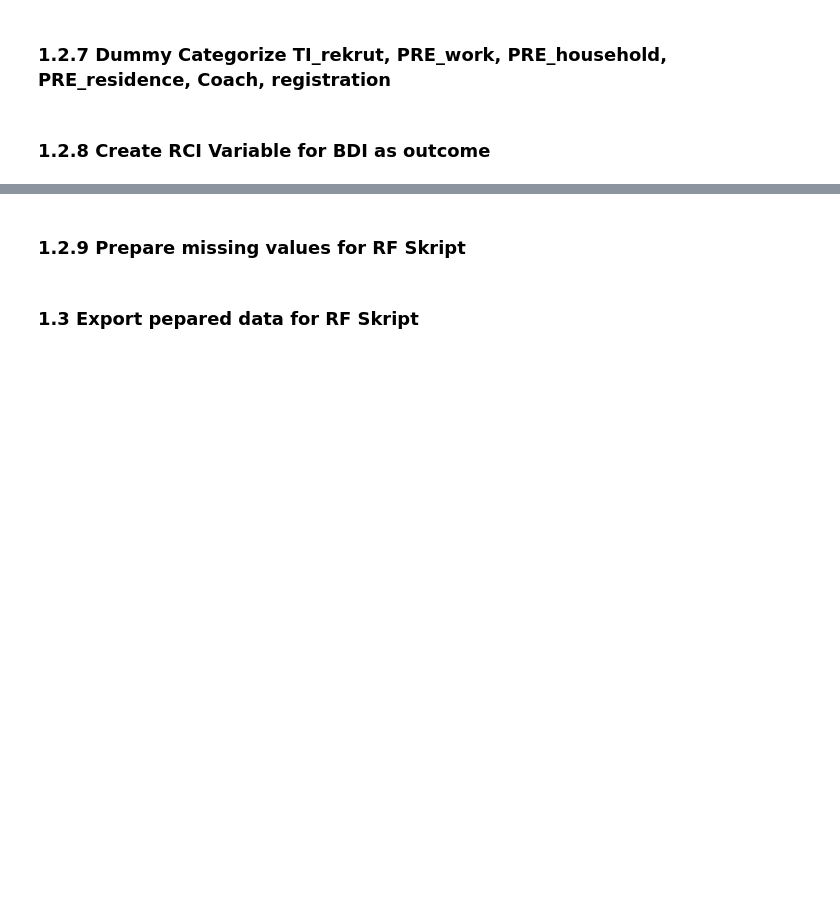
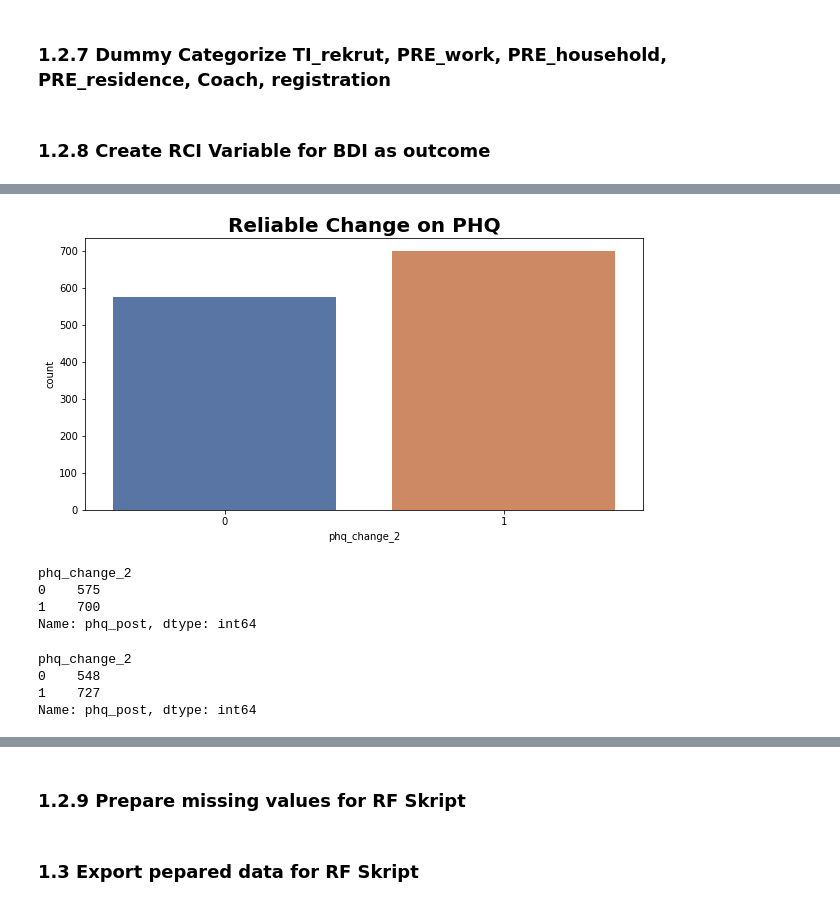
Before and after one commit to leona-ha/Psychotherapy-Outcomes, a Jupyter notebook: notebooks/Earlychange_PHQ_Outcome.ipynb, the cells around one changed output, grey strips where cells are left out. Saved outputs shown, nothing was run; the diff lists cells and outputs as text; code cells hidden in the pictures; blank space fills up the shorter version.

```diff
--- a/notebooks/Earlychange_PHQ_Outcome.ipynb
+++ b/notebooks/Earlychange_PHQ_Outcome.ipynb
@@ -598,0 +756,14 @@ plt.show()
+# %%
+plt.figure(figsize=(10,5)) # Größe der Graphik festlegen
+sns.countplot('phq_change_2',data = df2, palette="deep") # Welche Daten? Welche Farbpalette?
+plt.title("Reliable Change on PHQ",fontsize=20,fontweight="bold")
+plt.show()
+# %% [output]
+[figure, added]
+# %%
+df2.groupby("phq_change_2")["phq_post"].count()
+# %% [output]
+phq_change_2
+0    575
+1    700
+Name: phq_post, dtype: int64
@@ -599,3 +772,10 @@ plt.show()
+# %%
+df2.groupby("phq_change_2")["phq_post"].count()
+# %% [output]
+phq_change_2
+0    548
+1    727
+Name: phq_post, dtype: int64
 # %%
 df2.drop(["phq_post"], axis=1, inplace=True)
 # %%
```
Also changed, not shown: parts of 32 cells of this notebook, 3 other files.
